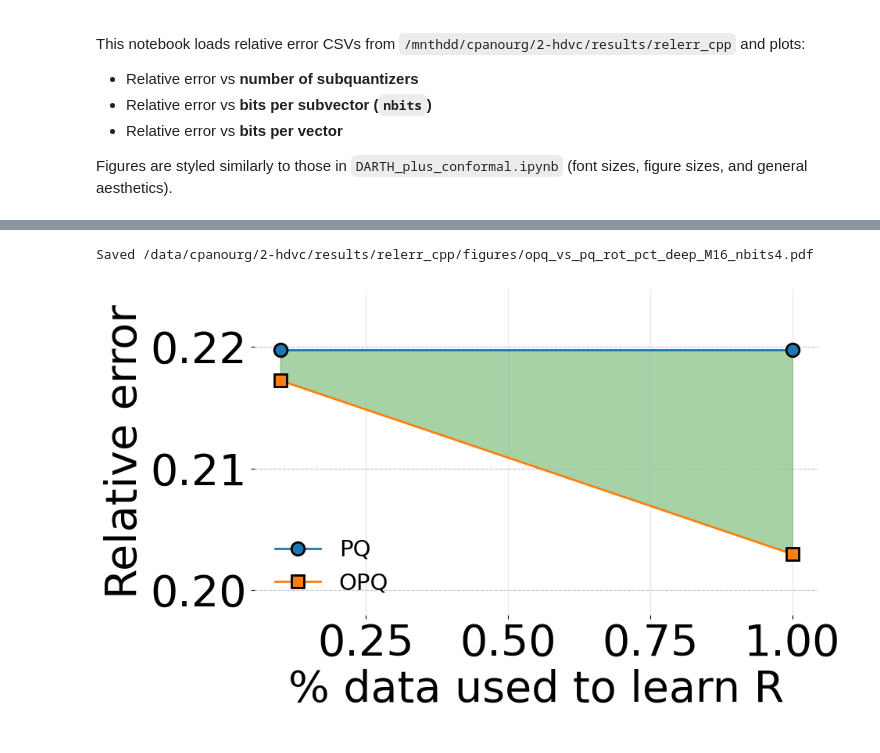
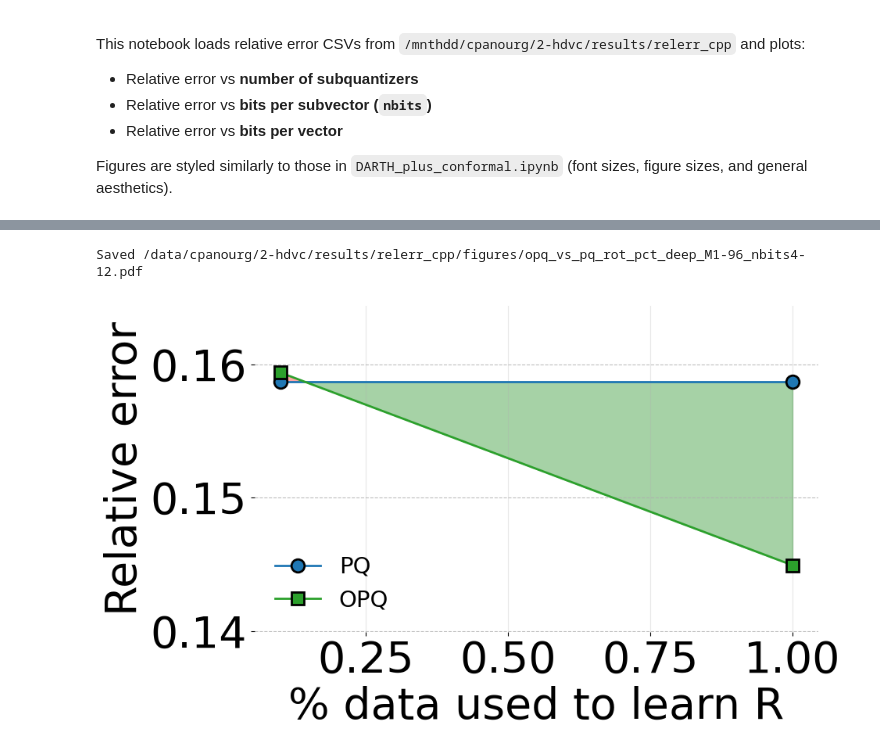
Before and after one commit to Hendrix8/hdvc, a Jupyter notebook: scripts/figure_generators/relerr_cpp_plots.ipynb, the cells around one changed output, grey strips where cells are left out. Saved outputs shown, nothing was run; the diff lists cells and outputs as text; code cells hidden in the pictures.

```diff
--- a/scripts/figure_generators/relerr_cpp_plots.ipynb
+++ b/scripts/figure_generators/relerr_cpp_plots.ipynb
@@ -724,21 +815,21 @@ for x_col, x_label, y_col, y_label, average_over in BAR_PLOTS:
         output_dir=Path("/data/cpanourg/2-hdvc/results/relerr_cpp/figures")
     )
 # %%
-# OPQ vs PQ: relative error vs % of rot_train used, for a fixed (nbits, n_subquantizers)
+# OPQ vs PQ: relative error vs % of rot_train used, averaged across (nbits, n_subquantizers) in the lists
 # Requires OPQ results with columns rot_train_sz and max_opq_rot_train_samples (e.g. from train_opq outputs).
-# Pick one dataset and one (nbits, n_subquantizers) pair:
 OPQ_VS_PQ_DATASET = "deep"
-OPQ_VS_PQ_NBITS = 4
-OPQ_VS_PQ_M = 16
+OPQ_VS_PQ_NBITS = [4, 6, 8, 10, 12 ]   # list of nbits to average over
+OPQ_VS_PQ_M = [1, 2, 3, 4, 6, 8, 12, 16, 24, 32, 48, 96]   # list of n_subquantizers to average over
 
 plot_opq_vs_pq_rot_percent(
     relerr_df,
     dataset=OPQ_VS_PQ_DATASET,
-    nbits=OPQ_VS_PQ_NBITS,
-    n_subquantizers=OPQ_VS_PQ_M,
+    nbits_list=OPQ_VS_PQ_NBITS,
+    n_subquantizers_list=OPQ_VS_PQ_M,
     output_dir=Path("/data/cpanourg/2-hdvc/results/relerr_cpp/figures"),
     figsize=(10, 6),
+    n_bins=20,
 )
 # %% [output]
-Saved /data/cpanourg/2-hdvc/results/relerr_cpp/figures/opq_vs_pq_rot_pct_deep_M16_nbits4.pdf
+Saved /data/cpanourg/2-hdvc/results/relerr_cpp/figures/opq_vs_pq_rot_pct_deep_M1-96_nbits4-12.pdf
-[figure, old version]
+[figure, new version]
```
Also changed, not shown: parts of 2 cells of this notebook, 1 other file.
